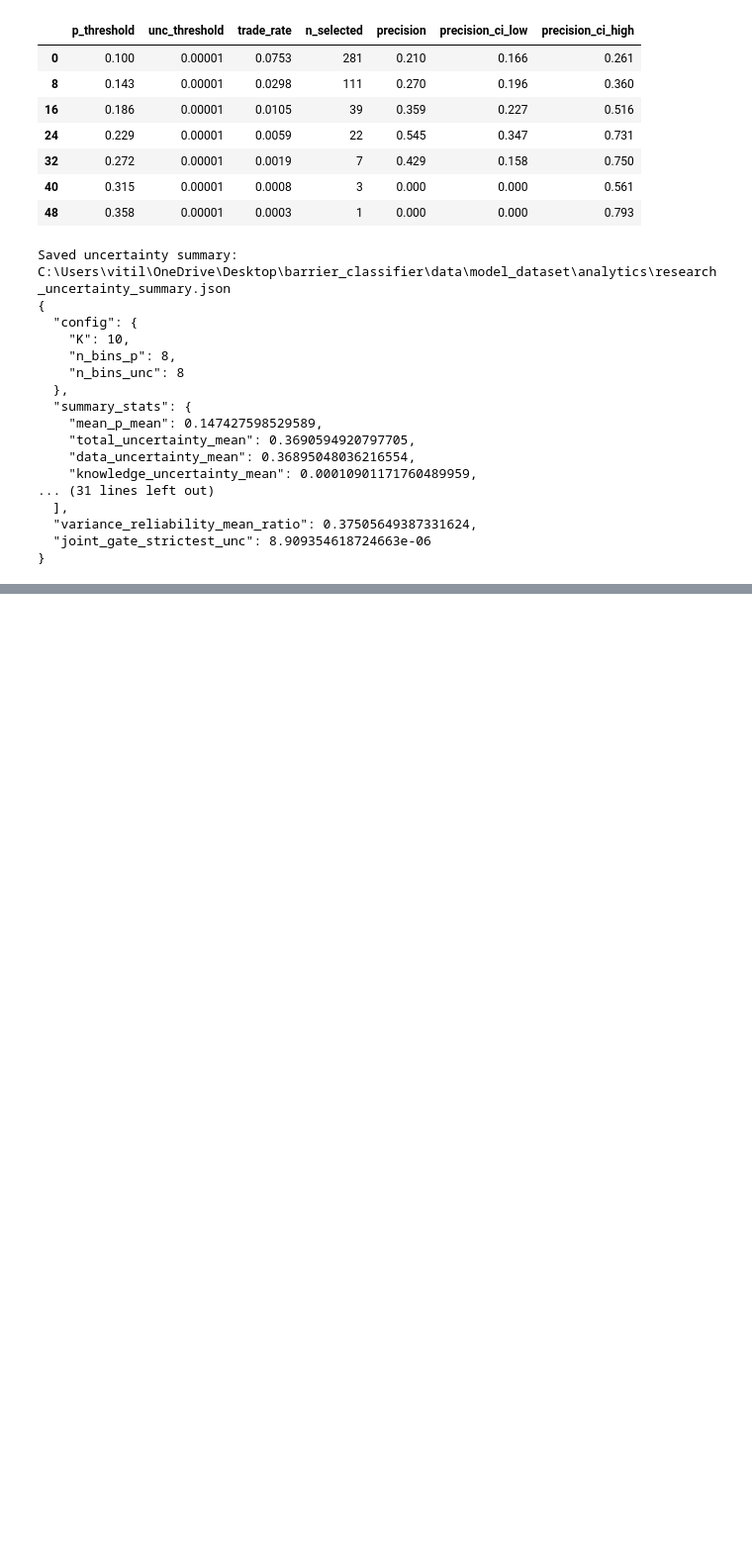
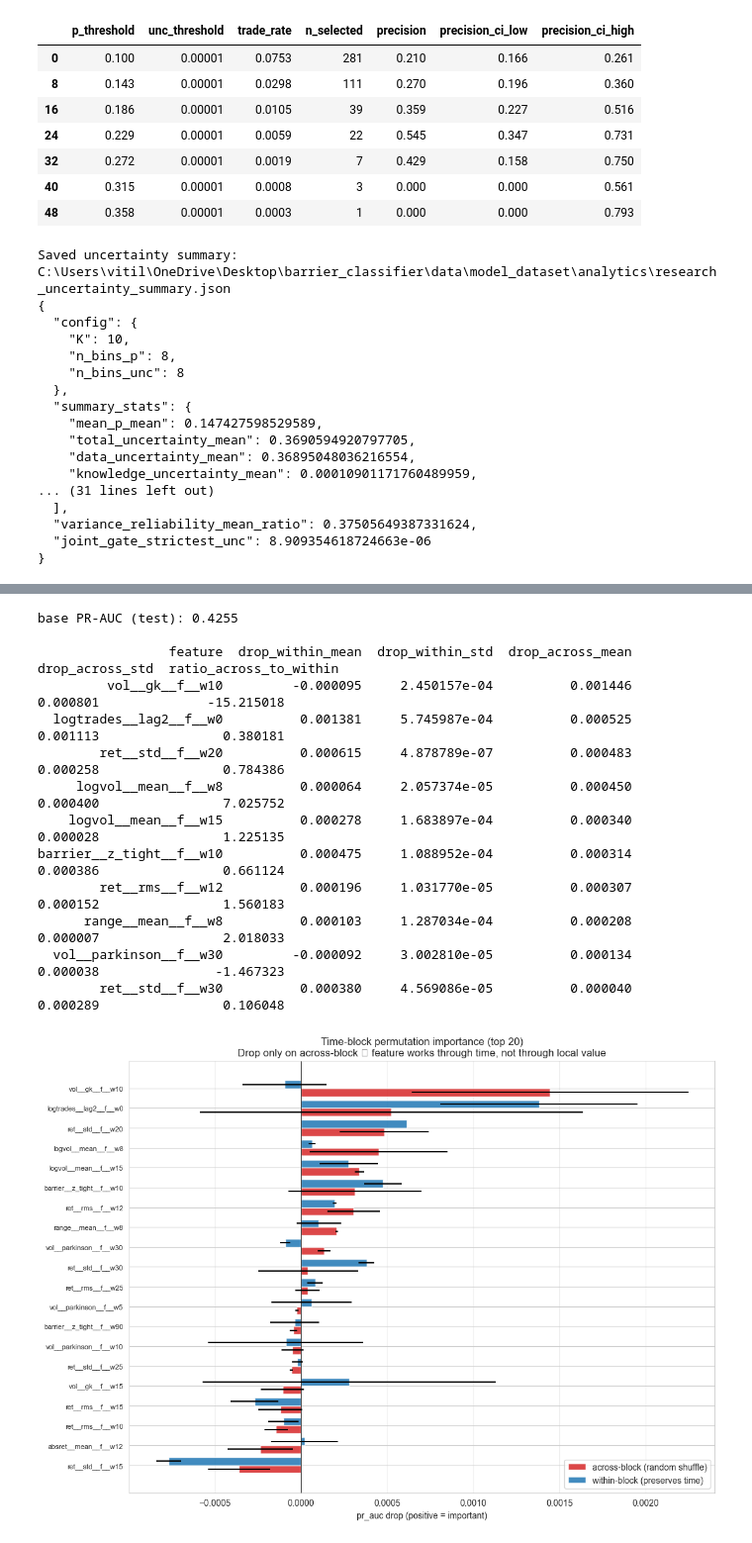
Before and after one commit to VitaIll/barrier_classifier, a Jupyter notebook: notebooks/04_offline_study.ipynb, the cells around one changed output, grey strips where cells are left out. Shown at 99% size. Cells and saved outputs as stored; diff of their text form; code cells hidden in the pictures; blank space fills up the shorter version.

```diff
--- a/notebooks/04_offline_study.ipynb
+++ b/notebooks/04_offline_study.ipynb
@@ -1454,0 +1543,38 @@ Subsequent section lands when Phase 6 is built:
+# %%
+# Top-25 features by Phase 4 signed effect size (the strongest FP-vs-FN drivers)
+top_feats_for_perm = eff.head(25)["feature"].tolist()
+test_perm_df = test_df.copy()
+perm_imp = time_block_permutation_importance(
+    model,
+    test_perm_df,
+    feature_list,
+    metric="pr_auc",
+    n_blocks=8,
+    features_to_test=top_feats_for_perm,
+    n_repeats=2,
+    random_seed=0,
+)
+print(f"base PR-AUC (test): {perm_imp.attrs['base_score']:.4f}")
+print()
+print(perm_imp.head(10).to_string(index=False))
+
+fig, ax = plt.subplots(figsize=(11, 8))
+plot_time_block_permutation(perm_imp, top_n=20, ax=ax)
+plt.tight_layout()
+plt.savefig(PLOTS_DIR / "research_time_block_permutation.png", dpi=150, bbox_inches="tight")
+plt.show()
+# %% [output]
+base PR-AUC (test): 0.4255
+
+                 feature  drop_within_mean  drop_within_std  drop_across_mean  drop_across_std  ratio_across_to_within
+         vol__gk__f__w10         -0.000095     2.450157e-04          0.001446         0.000801              -15.215018
+  logtrades__lag2__f__w0          0.001381     5.745987e-04          0.000525         0.001113                0.380181
+        ret__std__f__w20          0.000615     4.878789e-07          0.000483         0.000258                0.784386
+     logvol__mean__f__w8          0.000064     2.057374e-05          0.000450         0.000400                7.025752
+    logvol__mean__f__w15          0.000278     1.683897e-04          0.000340         0.000028                1.225135
+barrier__z_tight__f__w10          0.000475     1.088952e-04          0.000314         0.000386                0.661124
+        ret__rms__f__w12          0.000196     1.031770e-05          0.000307         0.000152                1.560183
+      range__mean__f__w8          0.000103     1.287034e-04          0.000208         0.000007                2.018033
+  vol__parkinson__f__w30         -0.000092     3.002810e-05          0.000134         0.000038               -1.467323
+        ret__std__f__w30          0.000380     4.569086e-05          0.000040         0.000289                0.106048
+[figure, added]
```
Also changed, not shown: parts of 24 cells of this notebook, 4 other files.
